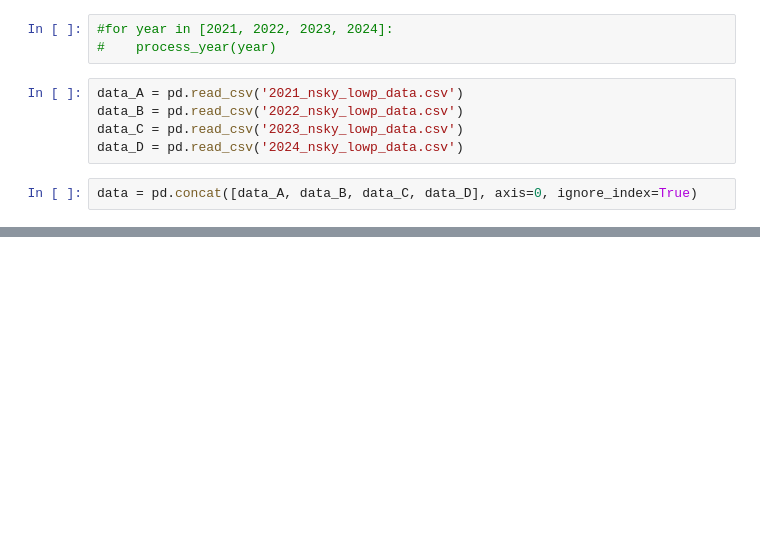
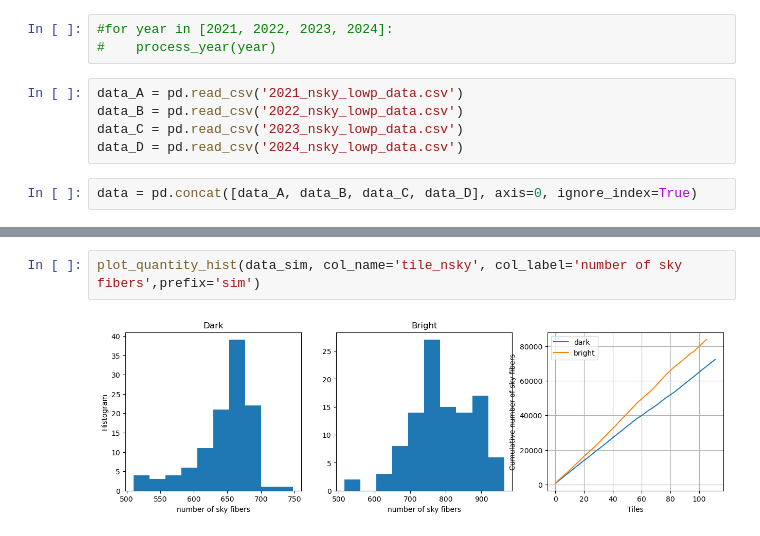
Before and after one commit to forero/SpareDESI, a Jupyter notebook: nb/baseline_observations.ipynb, the cells around one changed output, grey strips where cells are left out. Drawn from its saved outputs; the diff is of its cells as text; blank space fills up the shorter version.

```diff
--- a/nb/baseline_observations.ipynb
+++ b/nb/baseline_observations.ipynb
@@ -193,0 +291,4 @@ def plot_quantity(data, col_name='tile_nsky', col_label='number of sky fibers',
+# %%
+plot_quantity_hist(data_sim, col_name='tile_nsky', col_label='number of sky fibers',prefix='sim')
+# %% [output]
+[figure, added]
```
Also changed, not shown: parts of 13 cells of this notebook.
